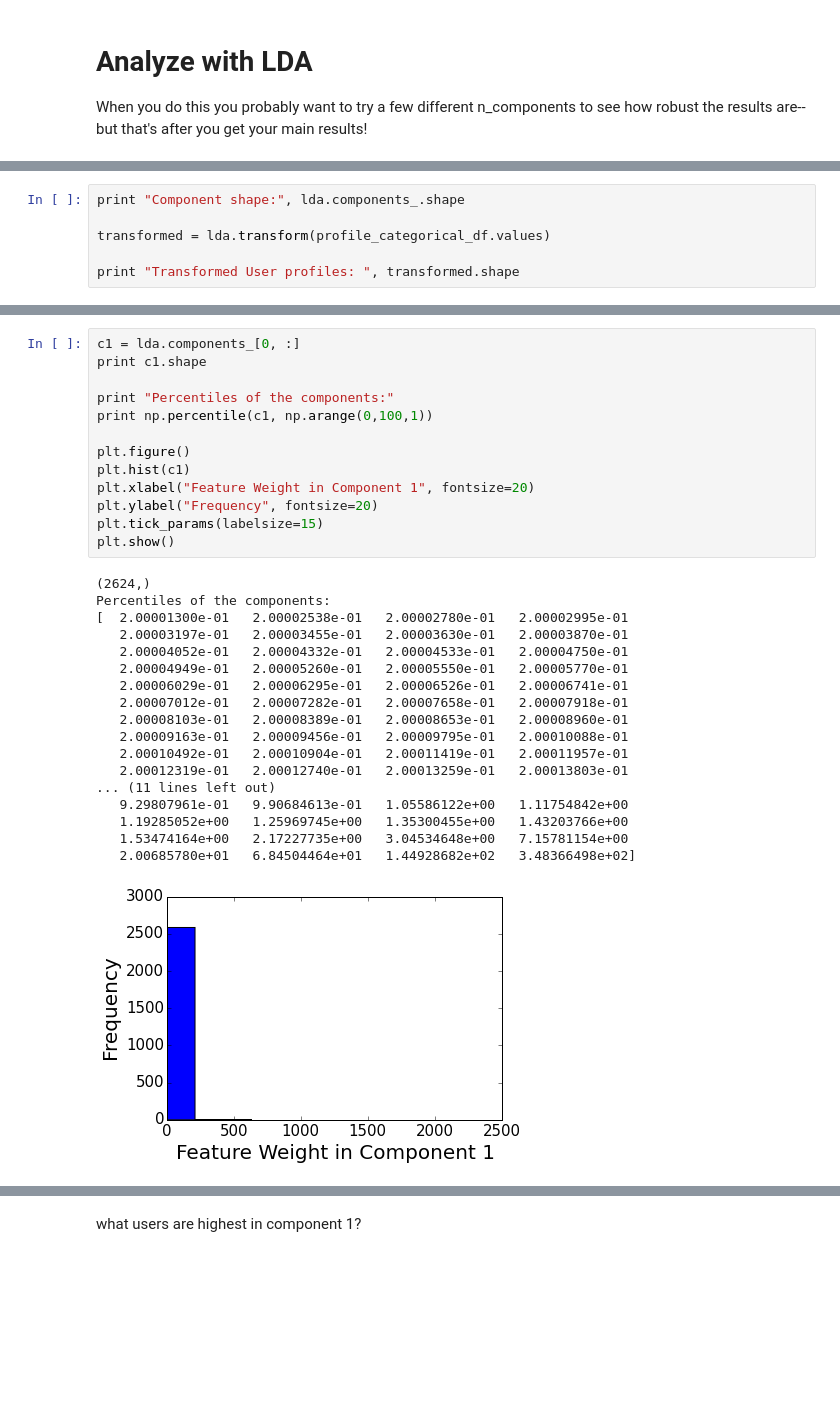
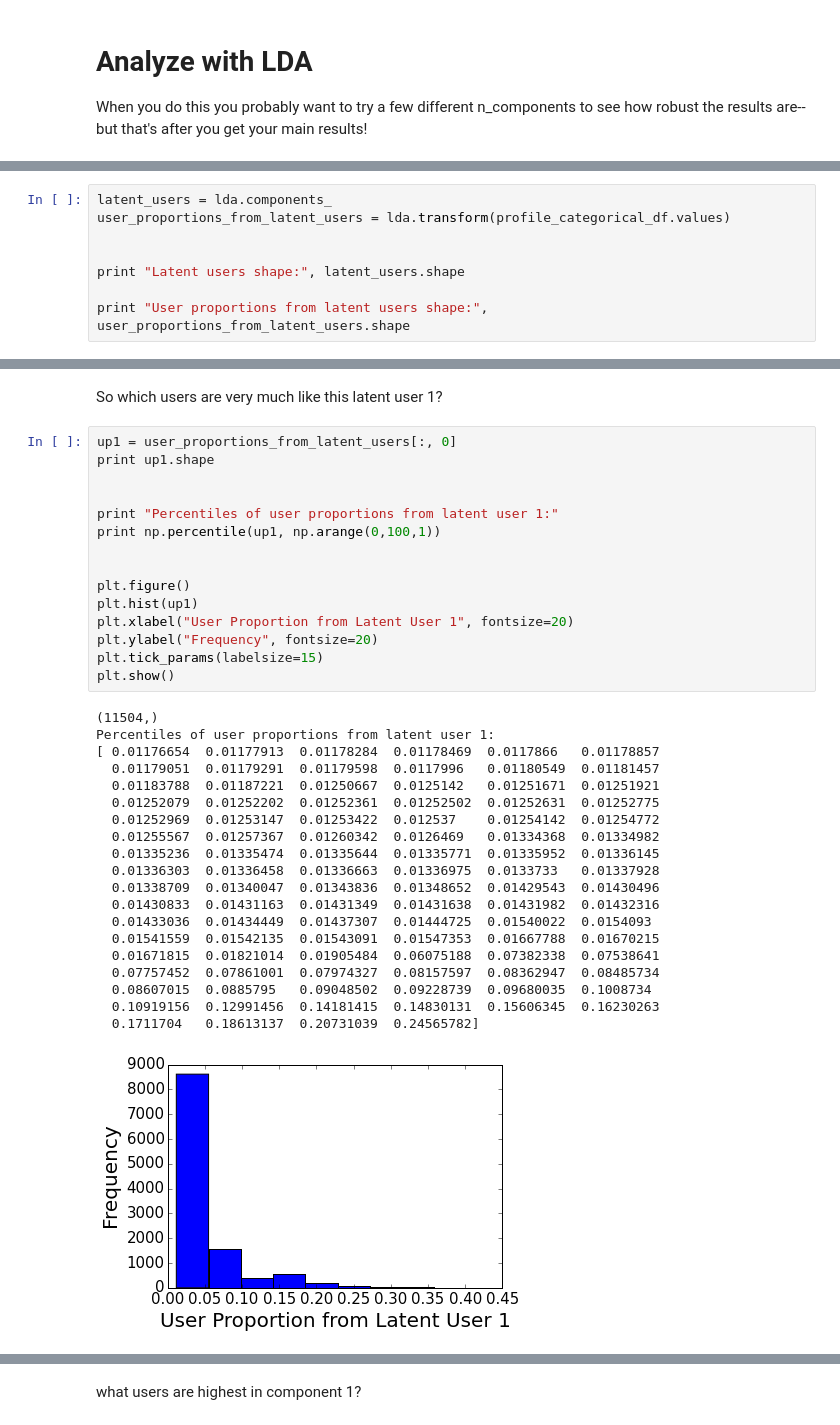
Before and after one commit to Chaostremor/cos424-s2019-OKCupid, a Jupyter notebook: SampleAnalysis.ipynb, the cells around one changed output, grey strips where cells are left out. Saved outputs shown, nothing was run; the diff lists cells and outputs as text; blank space fills up the shorter version.

Commit message:
Fixing latent user and component unclarity

```diff
--- a/SampleAnalysis.ipynb
+++ b/SampleAnalysis.ipynb
@@ -297,7 +298,9 @@ Wall time: 1min 28s
 # %%
-print "Component shape:", lda.components_.shape
+latent_users = lda.components_
+user_proportions_from_latent_users = lda.transform(profile_categorical_df.values)
 
-transformed = lda.transform(profile_categorical_df.values)
 
-print "Transformed User profiles: ", transformed.shape
+print "Latent users shape:", latent_users.shape
+
+print "User proportions from latent users shape:", user_proportions_from_latent_users.shape
 # %% [output]
@@ -320,32 +388,38 @@ plt.show()
+# %% [markdown]
+So which users are very much like this latent user 1?
 # %%
-c1 = lda.components_[0, :]
-print c1.shape
+up1 = user_proportions_from_latent_users[:, 0]
+print up1.shape
 
-print "Percentiles of the components:"
-print np.percentile(c1, np.arange(0,100,1))
+
+print "Percentiles of user proportions from latent user 1:"
+print np.percentile(up1, np.arange(0,100,1))
+
 
 plt.figure()
-plt.hist(c1)
-plt.xlabel("Feature Weight in Component 1", fontsize=20)
+plt.hist(up1)
+plt.xlabel("User Proportion from Latent User 1", fontsize=20)
 plt.ylabel("Frequency", fontsize=20)
 plt.tick_params(labelsize=15)
 plt.show()
 # %% [output]
-(2624,)
-Percentiles of the components:
-[  2.00001300e-01   2.00002538e-01   2.00002780e-01   2.00002995e-01
-   2.00003197e-01   2.00003455e-01   2.00003630e-01   2.00003870e-01
-   2.00004052e-01   2.00004332e-01   2.00004533e-01   2.00004750e-01
-   2.00004949e-01   2.00005260e-01   2.00005550e-01   2.00005770e-01
-   2.00006029e-01   2.00006295e-01   2.00006526e-01   2.00006741e-01
-   2.00007012e-01   2.00007282e-01   2.00007658e-01   2.00007918e-01
-   2.00008103e-01   2.00008389e-01   2.00008653e-01   2.00008960e-01
-   2.00009163e-01   2.00009456e-01   2.00009795e-01   2.00010088e-01
-   2.00010492e-01   2.00010904e-01   2.00011419e-01   2.00011957e-01
-   2.00012319e-01   2.00012740e-01   2.00013259e-01   2.00013803e-01
-... (11 lines left out)
-   9.29807961e-01   9.90684613e-01   1.05586122e+00   1.11754842e+00
-   1.19285052e+00   1.25969745e+00   1.35300455e+00   1.43203766e+00
-   1.53474164e+00   2.17227735e+00   3.04534648e+00   7.15781154e+00
-   2.00685780e+01   6.84504464e+01   1.44928682e+02   3.48366498e+02]
+(11504,)
+Percentiles of user proportions from latent user 1:
+[ 0.01176654  0.01177913  0.01178284  0.01178469  0.0117866   0.01178857
+  0.01179051  0.01179291  0.01179598  0.0117996   0.01180549  0.01181457
+  0.01183788  0.01187221  0.01250667  0.0125142   0.01251671  0.01251921
+  0.01252079  0.01252202  0.01252361  0.01252502  0.01252631  0.01252775
+  0.01252969  0.01253147  0.01253422  0.012537    0.01254142  0.01254772
+  0.01255567  0.01257367  0.01260342  0.0126469   0.01334368  0.01334982
+  0.01335236  0.01335474  0.01335644  0.01335771  0.01335952  0.01336145
+  0.01336303  0.01336458  0.01336663  0.01336975  0.0133733   0.01337928
+  0.01338709  0.01340047  0.01343836  0.01348652  0.01429543  0.01430496
+  0.01430833  0.01431163  0.01431349  0.01431638  0.01431982  0.01432316
+  0.01433036  0.01434449  0.01437307  0.01444725  0.01540022  0.0154093
+  0.01541559  0.01542135  0.01543091  0.01547353  0.01667788  0.01670215
+  0.01671815  0.01821014  0.01905484  0.06075188  0.07382338  0.07538641
+  0.07757452  0.07861001  0.07974327  0.08157597  0.08362947  0.08485734
+  0.08607015  0.0885795   0.09048502  0.09228739  0.09680035  0.1008734
+  0.10919156  0.12991456  0.14181415  0.14830131  0.15606345  0.16230263
+  0.1711704   0.18613137  0.20731039  0.24565782]
-[figure, old version]
+[figure, new version]
```
Also changed, not shown: parts of 19 cells of this notebook.
